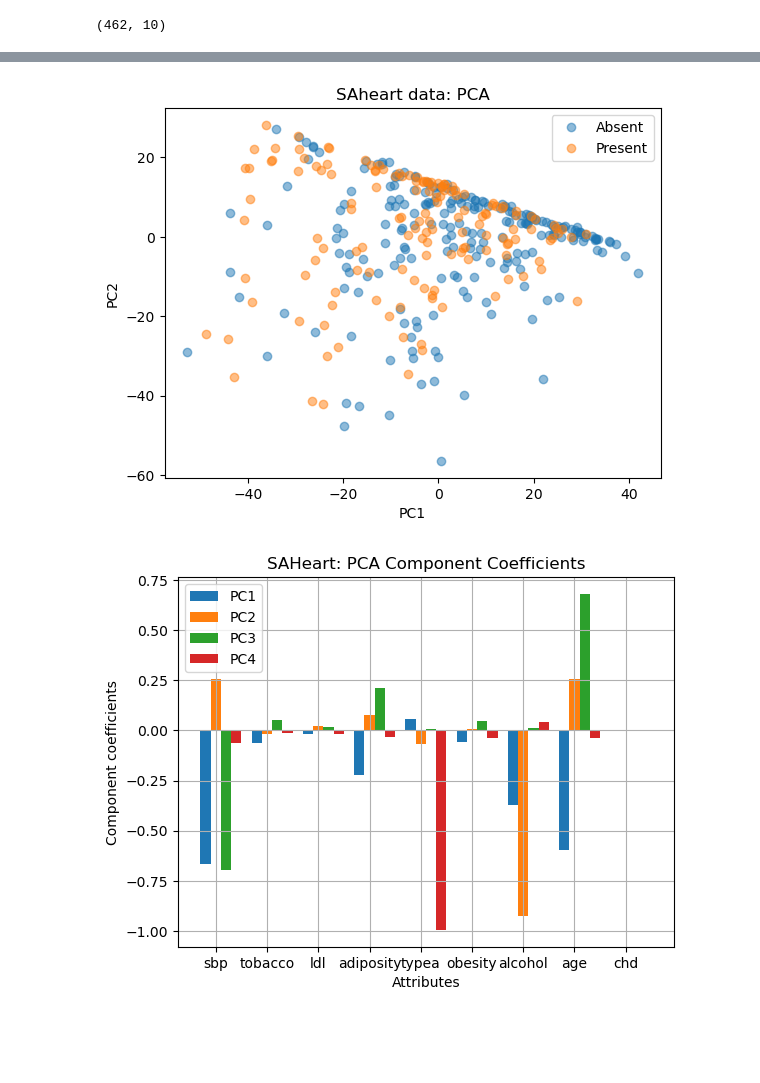
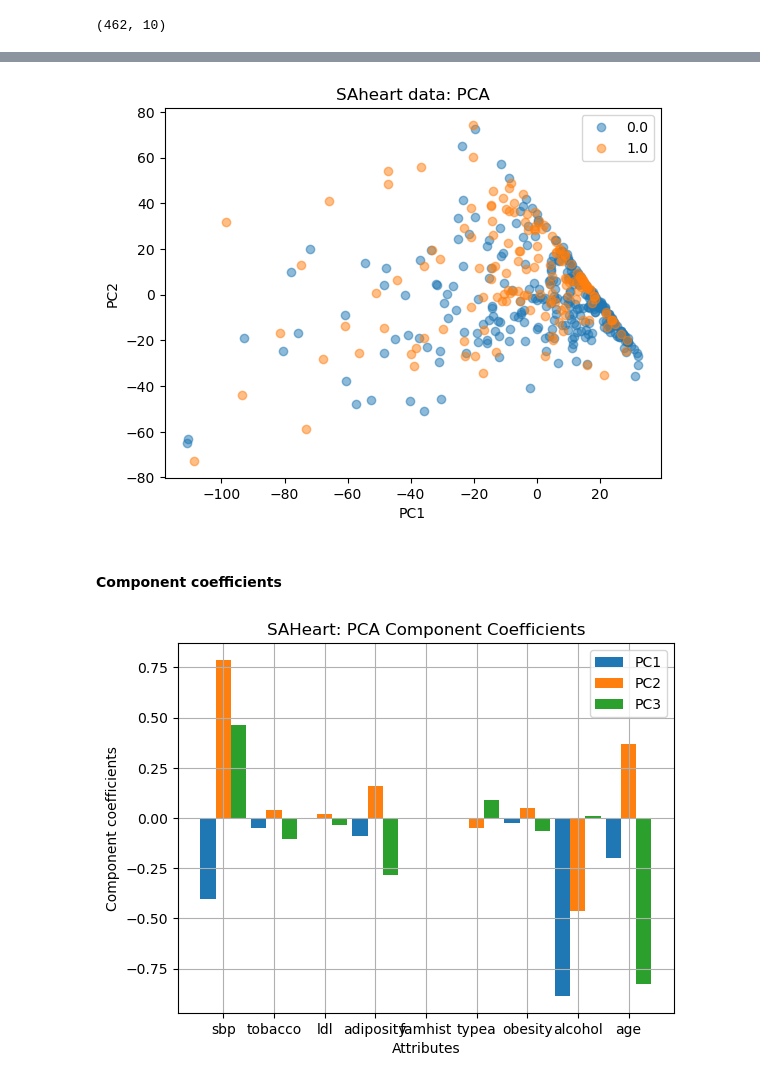
Before and after one commit to carolinahdzm/MLandDataProject, a Jupyter notebook: projectML.ipynb, the cells around one changed output, grey strips where cells are left out. Cells and saved outputs as stored; diff of their text form; code cells hidden in the pictures; blank space fills up the shorter version.

```diff
--- a/projectML.ipynb
+++ b/projectML.ipynb
@@ -9,8 +9,6 @@ import matplotlib.pyplot as plt
 from matplotlib.pyplot import figure, plot, title, legend, xlabel, ylabel, show
 # %%
 df = pd.read_csv(r"C:\Users\Owner\Desktop\on campis\SAheart.data.txt", index_col = 'row.names')
-df = df[[c for c in df if c not in ['famhist']]
-       + ['famhist']]
 # %%
 df.head(20)
 # %% [output]
@@ -68,15 +68,3 @@ df.describe()
 | 50% | 134.000000 | 2.000000 | 4.340000 | 26.115000 | 53.000000 | 25.805000 | 7.510000 | 45.000000 | 0.000000 |
 | 75% | 148.000000 | 5.500000 | 5.790000 | 31.227500 | 60.000000 | 28.497500 | 23.892500 | 55.000000 | 1.000000 |
 | max | 218.000000 | 31.200000 | 15.330000 | 42.490000 | 78.000000 | 46.580000 | 147.190000 | 64.000000 | 1.000000 |
-# %%
-#get rid of most of the outliers
-out_list = []
-for c in attributeNames:
-    outliers = df[df[c] > df[c].mean() + 2 * df[c].std()]
-    ind_out = outliers.index.tolist()
-    out_list.append(ind_out)
-
-
-out_list = [item for sublist in out_list for item in sublist]
-
-df = df.drop(out_list)
@@ -82,0 +73,5 @@ df = df.drop(out_list)
+# %%
+df = df.replace('Present',0)
+df = df.replace('Absent',1)
+
+df
@@ -223,30 +243,32 @@ ylabel('PC{0}'.format(j+1))
 # Output result to screen
 show()
 # %% [output]
-[figure, old version]
+[figure, new version]
+# %% [markdown]
+#### Component coefficients
 # %%
 U,S,Vh = svd(Y,full_matrices=False)
 V=Vh.T
 N,M = X.shape
 
 # We saw in 2.1.3 that the first 3 components explaiend more than 90
 # percent of the variance. Let's look at their coefficients:
-pcs = [0,1,2,3]
+pcs = [0,1,2]
 legendStrs = ['PC'+str(e+1) for e in pcs]
 c = ['r','g','b']
-bw = .2
+bw = .3
 r = np.arange(1,M+1)
 for i in pcs:
     plt.bar(r+i*bw, V[:,i], width=bw)
 plt.xticks(r+bw, attributeNames)
 plt.xlabel('Attributes')
 plt.ylabel('Component coefficients')
 plt.legend(legendStrs)
 plt.grid()
 plt.title('SAHeart: PCA Component Coefficients')
 plt.show()
 # %% [output]
-[figure, old version]
+[figure, new version]
 # %%
 # Inspecting the plot, we see that the 2nd principal component has large
 # (in magnitude) coefficients for attributes A, E and H. We can confirm
```
Also changed, not shown: parts of 46 cells of this notebook.
